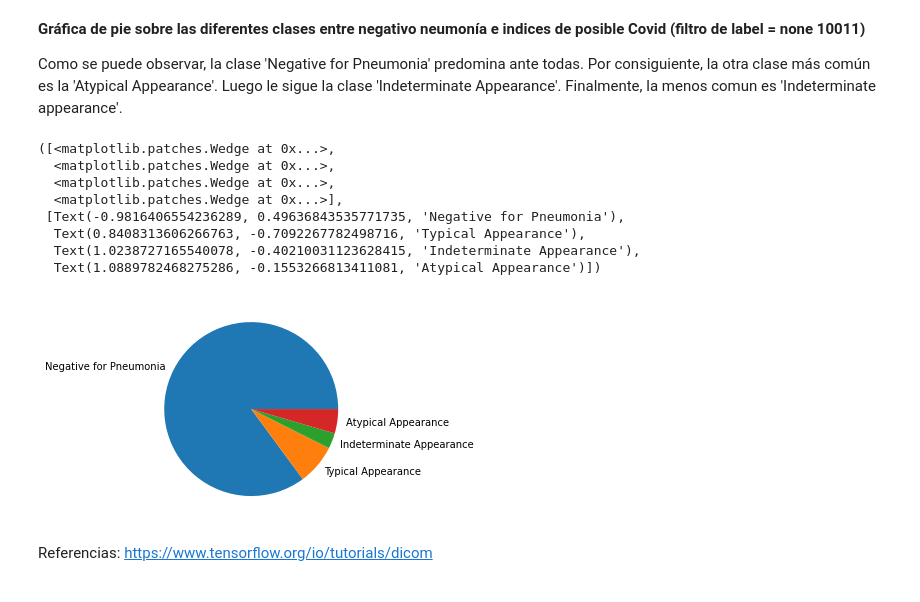
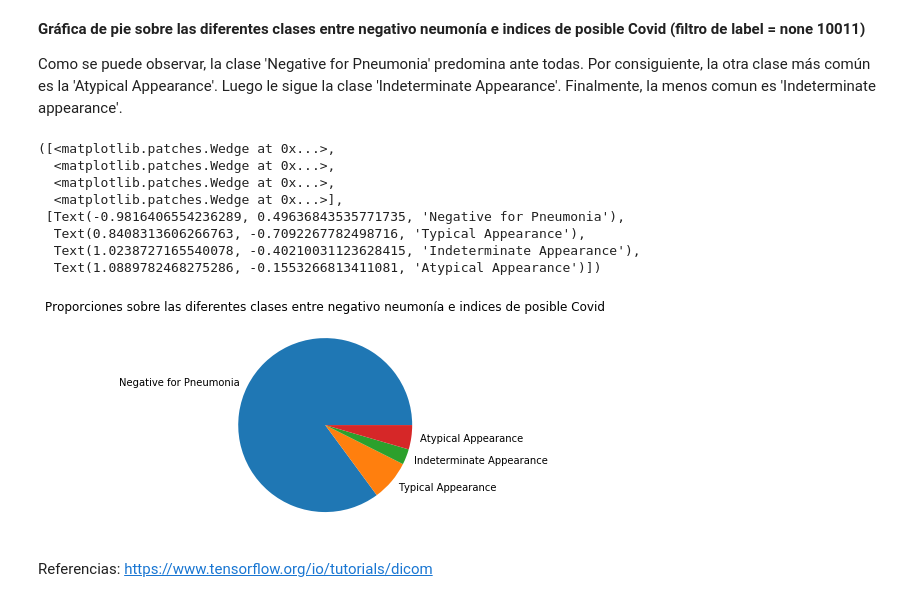
Before and after one commit to Crismaria11/Proyecto2_DS, a Jupyter notebook: Proyecto2_DS.ipynb, the cells around one changed output. Cells and saved outputs as stored; diff of their text form; code cells hidden in the pictures.

```diff
--- a/Proyecto2_DS.ipynb
+++ b/Proyecto2_DS.ipynb
@@ -607,19 +607,19 @@ Como se puede observar, la clase 'Negative for Pneumonia' predomina ante todas.
 # %%
 count_values = [colNegPneuLabel[1], colTypAppLabel[1], colIntAppLabel[1], colAtyAppLabel[1]]
 labels_values = ['Negative for Pneumonia', 'Typical Appearance', 'Indeterminate Appearance', 'Atypical Appearance']
-
+plt.title('Proporciones sobre las diferentes clases entre negativo neumonía e indices de posible Covid')
 plt.axis('equal')
 plt.pie(count_values, labels=labels_values)
 # %% [output]
 ([<matplotlib.patches.Wedge at 0x...>,
   <matplotlib.patches.Wedge at 0x...>,
   <matplotlib.patches.Wedge at 0x...>,
   <matplotlib.patches.Wedge at 0x...>],
  [Text(-0.9816406554236289, 0.49636843535771735, 'Negative for Pneumonia'),
   Text(0.8408313606266763, -0.7092267782498716, 'Typical Appearance'),
   Text(1.0238727165540078, -0.40210031123628415, 'Indeterminate Appearance'),
   Text(1.0889782468275286, -0.1553266813411081, 'Atypical Appearance')])
-[figure, old version]
+[figure, new version]
 # %% [markdown]
 Referencias: https://www.tensorflow.org/io/tutorials/dicom
 # %% [markdown]
```
Also changed, not shown: parts of 5 cells of this notebook.
